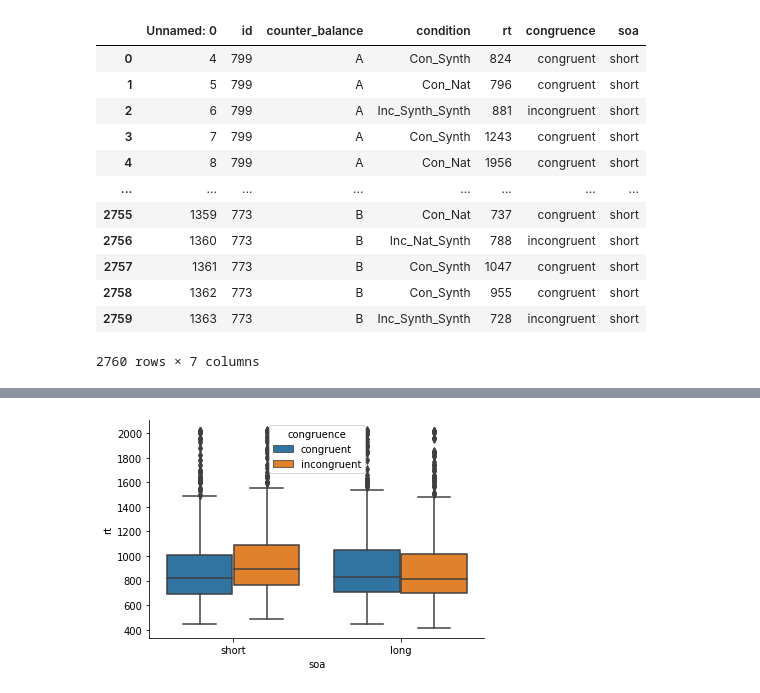
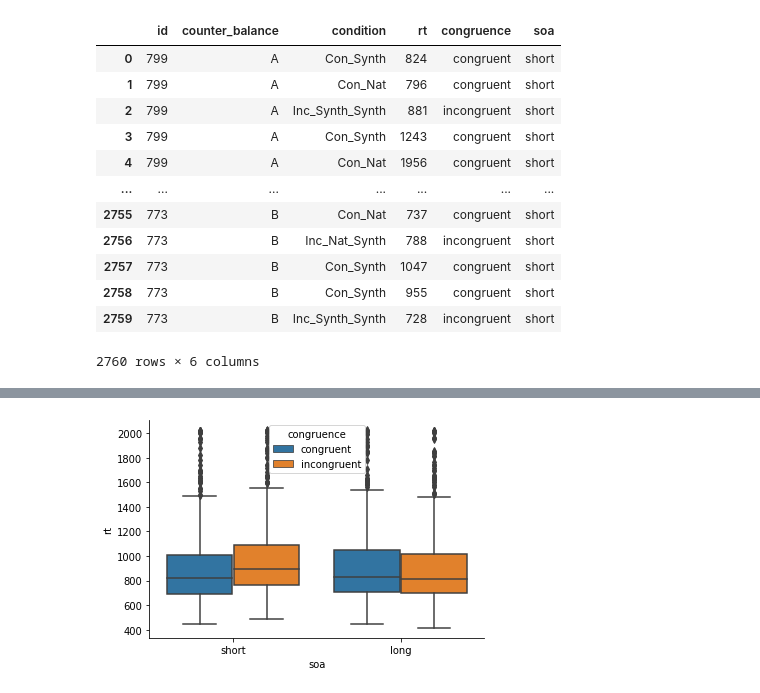
Before and after one commit to ethanweed/ExPsyLing, a Jupyter notebook: 2022/Notebooks/Labs_notebooks/Lab_10_Experiment_2.ipynb, the cells around one changed output, grey strips where cells are left out. Drawn from its saved outputs; the diff is of its cells as text; code cells hidden in the pictures.

Commit message:
added raw masked rep data

```diff
--- a/2022/Notebooks/Labs_notebooks/Lab_10_Experiment_2.ipynb
+++ b/2022/Notebooks/Labs_notebooks/Lab_10_Experiment_2.ipynb
@@ -8,17 +33,17 @@ warnings.filterwarnings('ignore')
 # %%
-df = pd.read_csv('https://raw.githubusercontent.com/ethanweed/ExPsyLing/master/datasets/Masked_repetition_priming_data-2022')
-df
+#df = pd.read_csv('https://raw.githubusercontent.com/ethanweed/ExPsyLing/master/datasets/Masked_repetition_priming_data-2022', index_col = 0).reset_index()
+#df
 # %% [output]
-|  | Unnamed: 0 | id | counter_balance | condition | rt | congruence | soa |
-| 0 | 4 | 799 | A | Con_Synth | 824 | congruent | short |
-| 1 | 5 | 799 | A | Con_Nat | 796 | congruent | short |
-| 2 | 6 | 799 | A | Inc_Synth_Synth | 881 | incongruent | short |
-| 3 | 7 | 799 | A | Con_Synth | 1243 | congruent | short |
-| 4 | 8 | 799 | A | Con_Nat | 1956 | congruent | short |
-| ... | ... | ... | ... | ... | ... | ... | ... |
-| 2755 | 1359 | 773 | B | Con_Nat | 737 | congruent | short |
-| 2756 | 1360 | 773 | B | Inc_Nat_Synth | 788 | incongruent | short |
-| 2757 | 1361 | 773 | B | Con_Synth | 1047 | congruent | short |
-| 2758 | 1362 | 773 | B | Con_Synth | 955 | congruent | short |
-| 2759 | 1363 | 773 | B | Inc_Synth_Synth | 728 | incongruent | short |
+|  | id | counter_balance | condition | rt | congruence | soa |
+| 0 | 799 | A | Con_Synth | 824 | congruent | short |
+| 1 | 799 | A | Con_Nat | 796 | congruent | short |
+| 2 | 799 | A | Inc_Synth_Synth | 881 | incongruent | short |
+| 3 | 799 | A | Con_Synth | 1243 | congruent | short |
+| 4 | 799 | A | Con_Nat | 1956 | congruent | short |
+| ... | ... | ... | ... | ... | ... | ... |
+| 2755 | 773 | B | Con_Nat | 737 | congruent | short |
+| 2756 | 773 | B | Inc_Nat_Synth | 788 | incongruent | short |
+| 2757 | 773 | B | Con_Synth | 1047 | congruent | short |
+| 2758 | 773 | B | Con_Synth | 955 | congruent | short |
+| 2759 | 773 | B | Inc_Synth_Synth | 728 | incongruent | short |
-2760 rows × 7 columns
+2760 rows × 6 columns
```
Also changed, not shown: parts of 17 cells of this notebook, 3 other files.
